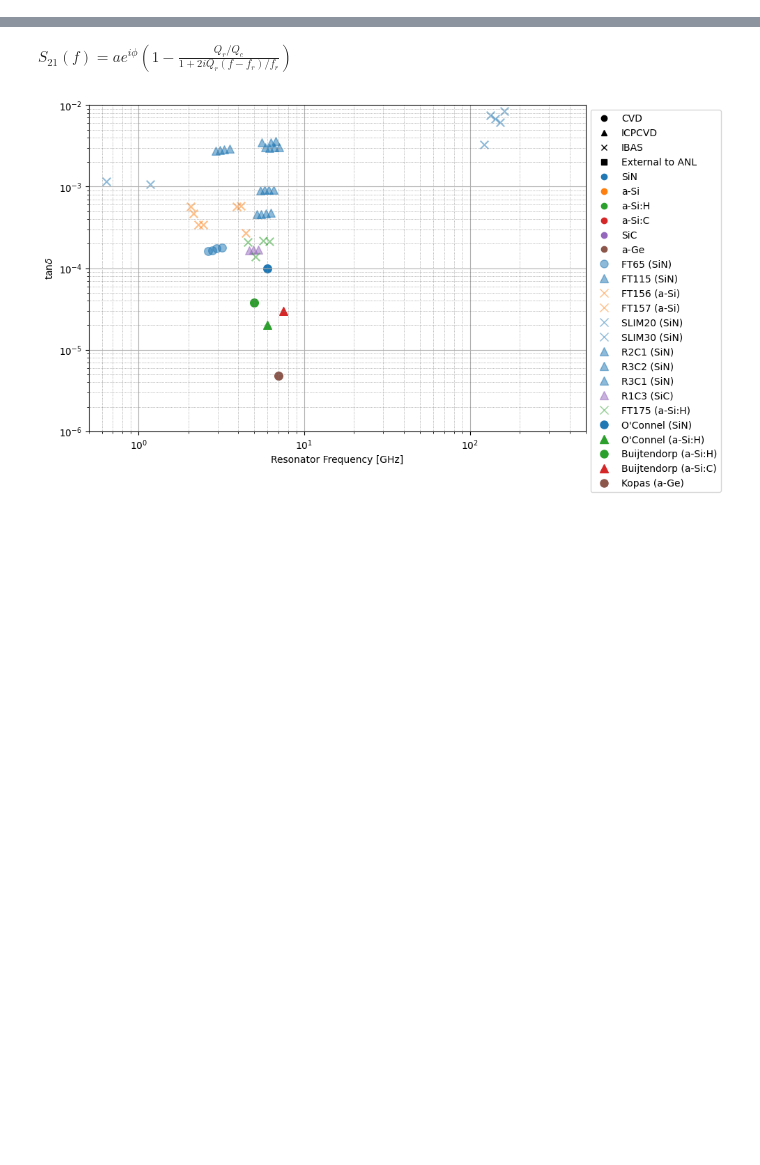
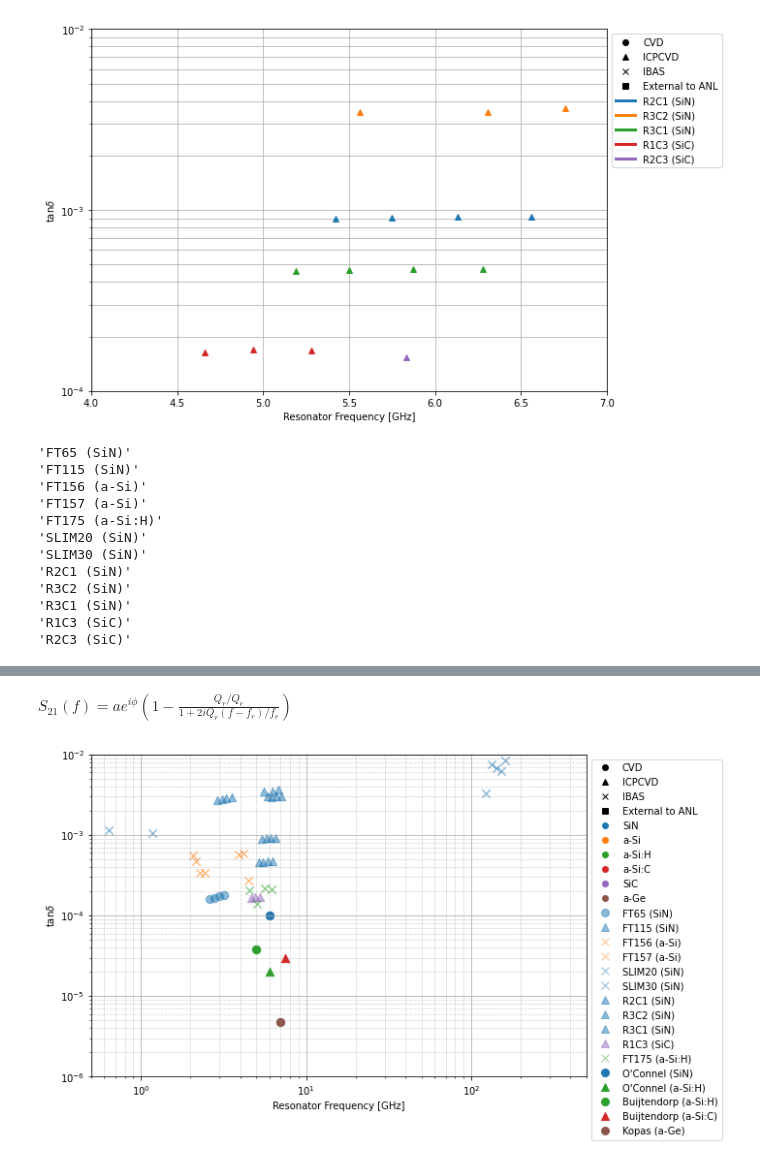
Before and after one commit to jacornelison/lance_postings, a Jupyter notebook: loss_comparison_plot.ipynb, the cells around one changed output, grey strips where cells are left out. Saved outputs shown, nothing was run; the diff lists cells and outputs as text; code cells hidden in the pictures; blank space fills up the shorter version.

```diff
--- a/loss_comparison_plot.ipynb
+++ b/loss_comparison_plot.ipynb
@@ -210,0 +203,62 @@ plt.show()
+# %%
+LANCE_names = ["R2C1 (SiN)", "R3C2 (SiN)", "R3C1 (SiN)", "R1C3 (SiC)", "R2C3 (SiC)"]
+
+LANCE_list = []
+LANCE_labels = []
+LANCE_dep = []
+
+for samp, label, dep in zip(sample_list, sample_labels, samp_dep):
+    if label in LANCE_names:
+        LANCE_list.append(samp)
+        LANCE_labels.append(label)
+        LANCE_dep.append(dep)
+
+plt.figure(1,figsize=(10,6))
+
+legend_mrks = []
+legend_labels = []
+
+# marker legend
+for mk in marker_map.keys():
+    legend_mrks.append(Line2D([0],[0], marker=marker_map[mk], color='k', lw=0))
+    legend_labels.append(mk)
+
+lines = []
+for i, samp in enumerate(LANCE_list):
+    lines.append(
+        plt.plot(
+            samp['freq'],
+            samp['Fd'],
+            marker_map[LANCE_dep[i]]
+        )
+    )
+    legend_mrks.append(Line2D([0],[0], color=lines[i][0].get_color(), lw=3))
+    legend_labels.append(LANCE_labels[i])
+
+ax = plt.gca()
+ax.legend(handles=legend_mrks, labels=legend_labels, bbox_to_anchor=(1.0,1.0))
+
+plt.xscale('linear')
+plt.yscale('log')
+plt.xlabel("Resonator Frequency [GHz]")
+plt.ylabel(r"tan$\delta$")
+plt.xlim((4, 7))
+plt.ylim((1e-4, 1e-2))
+plt.grid(True, which='both')
+plt.tight_layout()
+plt.savefig('loss_sample_comparison_LANCE_only.png', dpi=300)
+plt.show()
+# %% [output]
+[figure, added]
+'FT65 (SiN)'
+'FT115 (SiN)'
+'FT156 (a-Si)'
+'FT157 (a-Si)'
+'FT175 (a-Si:H)'
+'SLIM20 (SiN)'
+'SLIM30 (SiN)'
+'R2C1 (SiN)'
+'R3C2 (SiN)'
+'R3C1 (SiN)'
+'R1C3 (SiC)'
+'R2C3 (SiC)'
```
Also changed, not shown: parts of 10 cells of this notebook, 12 other files.
